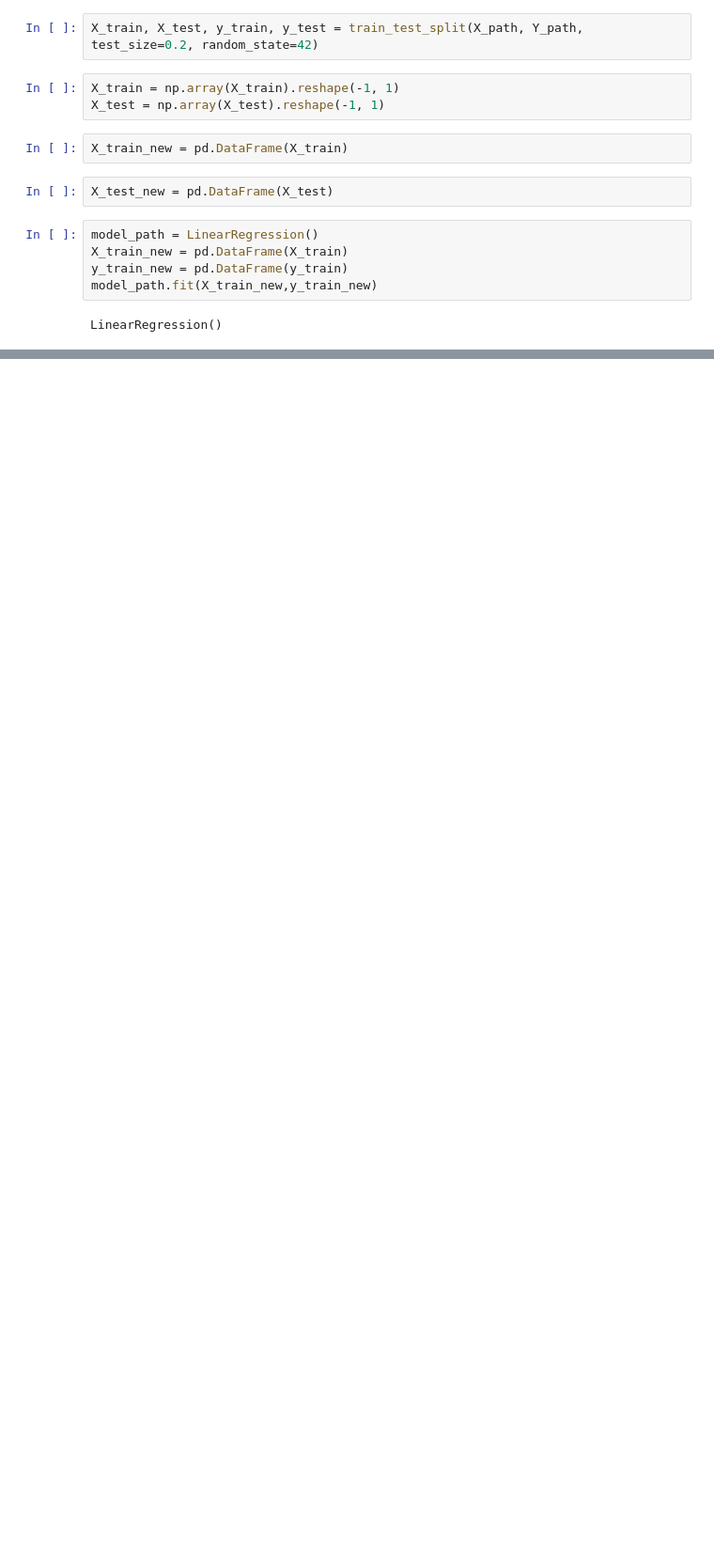
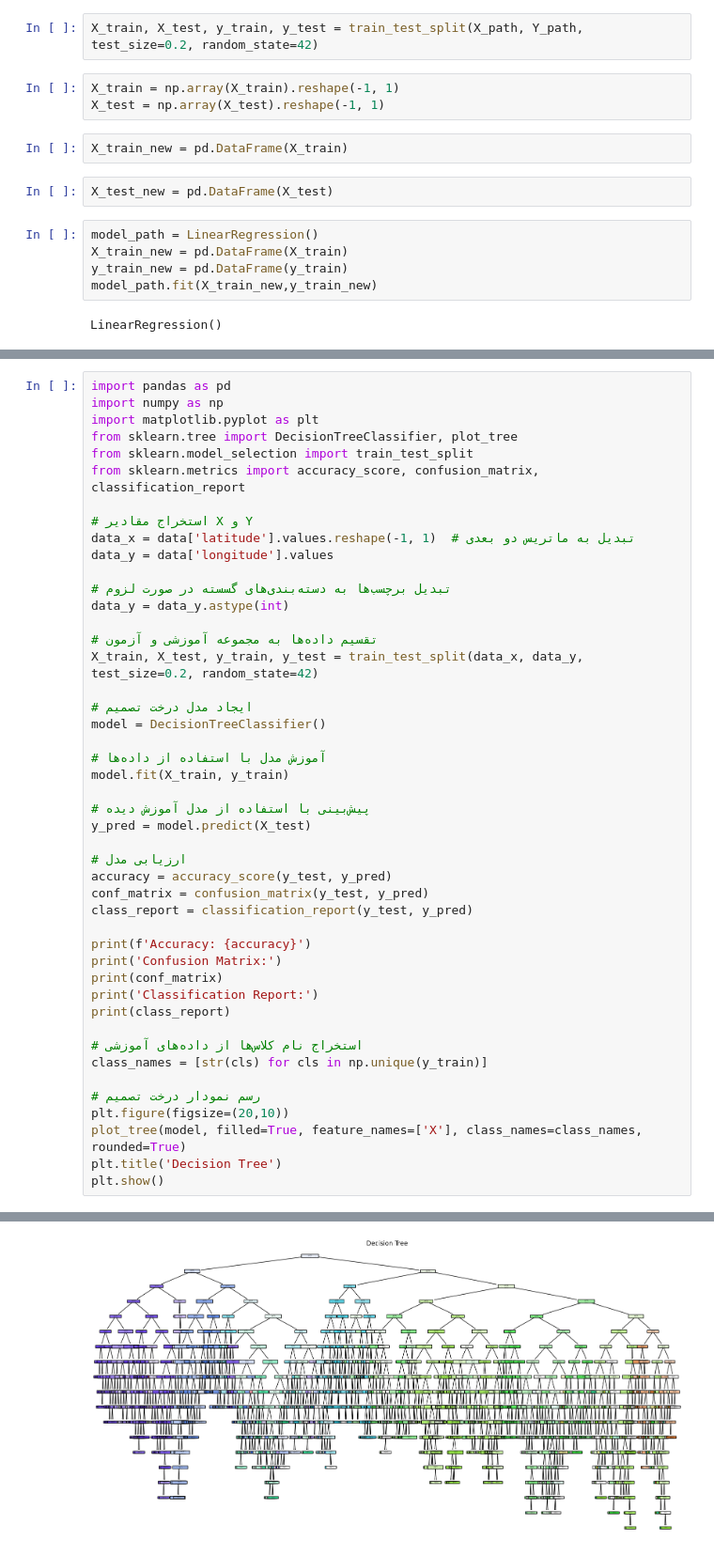
Before and after one commit to aliowx/data-analysis, a Jupyter notebook: Final.ipynb, the cells around one changed output, grey strips where cells are left out. Shown at 94% size. Saved outputs shown, nothing was run; the diff lists cells and outputs as text; blank space fills up the shorter version.

```diff
--- a/Final.ipynb
+++ b/Final.ipynb
@@ -535,0 +871,47 @@ TF-IDF Matrix Shape:
+# %%
+import pandas as pd
+import numpy as np
+import matplotlib.pyplot as plt
+from sklearn.tree import DecisionTreeClassifier, plot_tree
+from sklearn.model_selection import train_test_split
+from sklearn.metrics import accuracy_score, confusion_matrix, classification_report
+
+# استخراج مقادیر X و Y
+data_x = data['latitude'].values.reshape(-1, 1)  # تبدیل به ماتریس دو بعدی
+data_y = data['longitude'].values
+
+# تبدیل برچسب‌ها به دسته‌بندی‌های گسسته در صورت لزوم
+data_y = data_y.astype(int)
+
+# تقسیم داده‌ها به مجموعه آموزشی و آزمون
+X_train, X_test, y_train, y_test = train_test_split(data_x, data_y, test_size=0.2, random_state=42)
+
+# ایجاد مدل درخت تصمیم
+model = DecisionTreeClassifier()
+
+# آموزش مدل با استفاده از داده‌ها
+model.fit(X_train, y_train)
+
+# پیش‌بینی با استفاده از مدل آموزش دیده
+y_pred = model.predict(X_test)
+
+# ارزیابی مدل
+accuracy = accuracy_score(y_test, y_pred)
+conf_matrix = confusion_matrix(y_test, y_pred)
+class_report = classification_report(y_test, y_pred)
+
+print(f'Accuracy: {accuracy}')
+print('Confusion Matrix:')
+print(conf_matrix)
+print('Classification Report:')
+print(class_report)
+
+# استخراج نام کلاس‌ها از داده‌های آموزشی
+class_names = [str(cls) for cls in np.unique(y_train)]
+
+# رسم نمودار درخت تصمیم
+plt.figure(figsize=(20,10))
+plot_tree(model, filled=True, feature_names=['X'], class_names=class_names, rounded=True)
+plt.title('Decision Tree')
+plt.show()
+# %% [output]
@@ -535,0 +935 @@ TF-IDF Matrix Shape:
+[figure, added]
```
Also changed, not shown: parts of 42 cells of this notebook.
